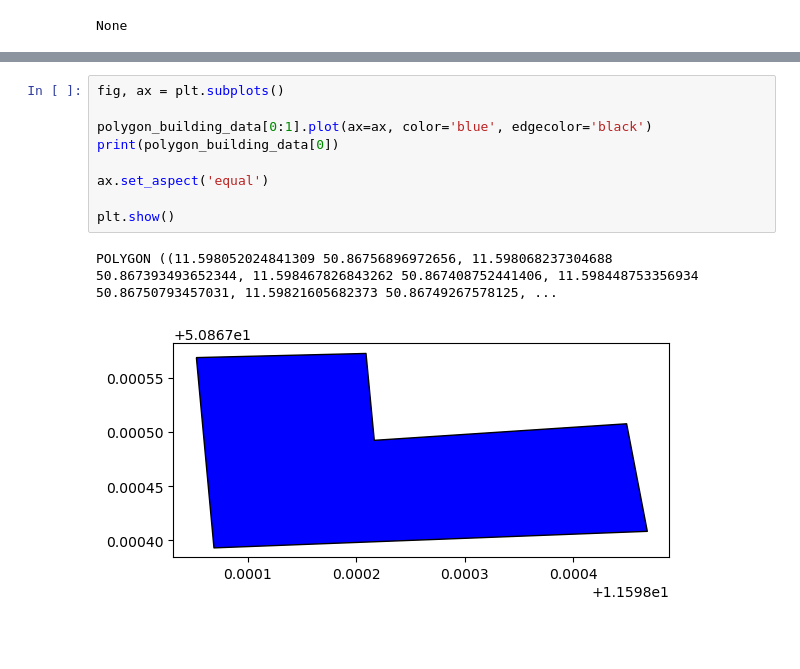
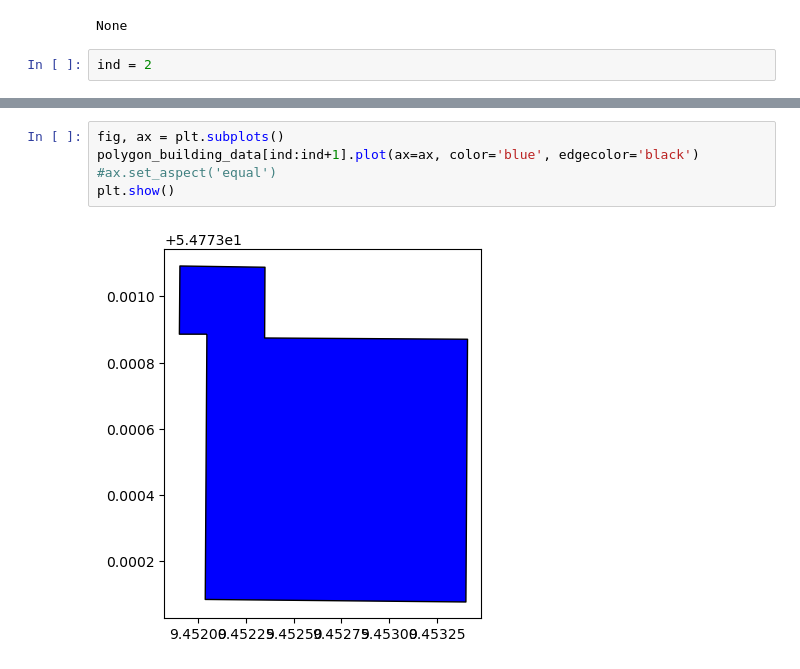
Before and after one commit to radtklau/Sentinel-Building-Segmentation, a Jupyter notebook: data_prep.ipynb, the cells around one changed output, grey strips where cells are left out. Cells and saved outputs as stored; diff of their text form; blank space fills up the shorter version.

```diff
--- a/data_prep.ipynb
+++ b/data_prep.ipynb
@@ -242,3 +242,5 @@ Name: geometry, Length: 23608, dtype: geometry
 print(bbox_buildings.iloc[0]["wikipedia"])
 # %% [output]
 None
+# %%
+ind = 2
@@ -245,12 +298,7 @@ None
 # %%
 fig, ax = plt.subplots()
-
-polygon_building_data[0:1].plot(ax=ax, color='blue', edgecolor='black')
-print(polygon_building_data[0])
-
-ax.set_aspect('equal')
-
+polygon_building_data[ind:ind+1].plot(ax=ax, color='blue', edgecolor='black')
+#ax.set_aspect('equal')
 plt.show()
 # %% [output]
-POLYGON ((11.598052024841309 50.86756896972656, 11.598068237304688 50.867393493652344, 11.598467826843262 50.867408752441406, 11.598448753356934 50.86750793457031, 11.59821605682373 50.86749267578125, ...
-[figure, old version]
+[figure, new version]
```
Also changed, not shown: parts of 7 cells of this notebook, 3 other files.
